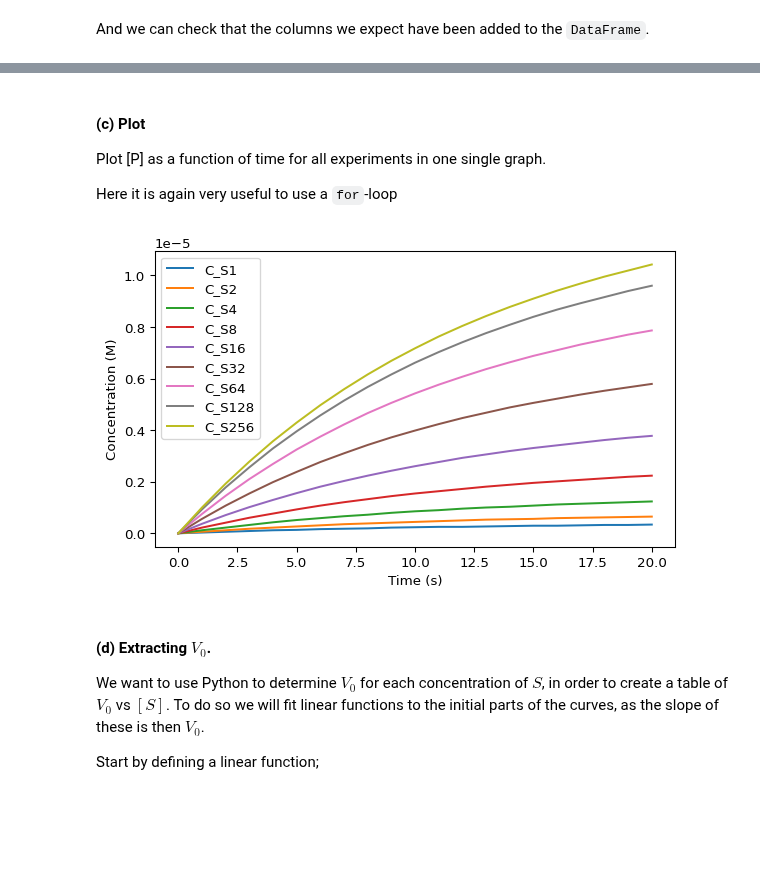
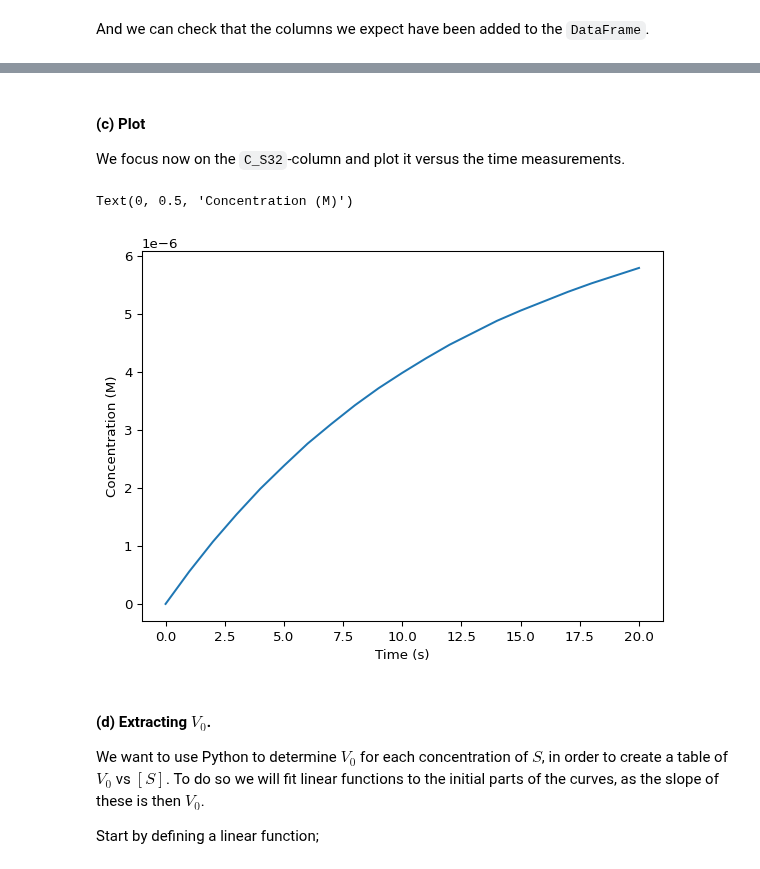
Before and after one commit to au-mbg/fysisk-biokemi, a Jupyter notebook: built_notebooks/master/week_47.ipynb, the cells around one changed output, grey strips where cells are left out. Saved outputs shown, nothing was run; the diff lists cells and outputs as text; code cells hidden in the pictures; blank space fills up the shorter version.

```diff
--- a/built_notebooks/master/week_47.ipynb
+++ b/built_notebooks/master/week_47.ipynb
@@ -946,28 +905,20 @@ display(df)
-# %% [markdown]
-#### (c) Plot
-
-Plot \[P\] as a function of time for all experiments in one single
-graph.
-
-Here it is again very useful to use a `for`-loop
-# %%
-fig, ax = plt.subplots(figsize=(7, 4))
-
-x_axis = df['time_(s)']
-substrate_concentrations = [1, 2, 4, 8, 16, 32, 64, 128, 256]
-for s in substrate_concentrations:
-    conc_col_name = f'C_S{s}'
-    y_axis = df[conc_col_name]
-
-    ax.plot(x_axis, y_axis, label=conc_col_name)
-
-    ax.set_xlabel('Time (s)')
-    ax.set_ylabel('Concentration (M)')
-
-
-ax.legend()
-# %% [output]
-[figure, removed]
+# %% [markdown]
+#### (c) Plot
+
+We focus now on the `C_S32`-column and plot it versus the time
+measurements.
+# %%
+fig, ax = plt.subplots()
+
+## Your task: Plot the C_S32 column
+ax.plot(df['time_(s)'], df['C_S32'])
+
+## EXTRA:
+ax.set_xlabel('Time (s)')
+ax.set_ylabel('Concentration (M)')
+# %% [output]
+Text(0, 0.5, 'Concentration (M)')
+[figure, added]
 # %% [markdown]
 #### (d) Extracting $V_0$.
 
```
Also changed, not shown: parts of 24 cells of this notebook, 13 other files.
